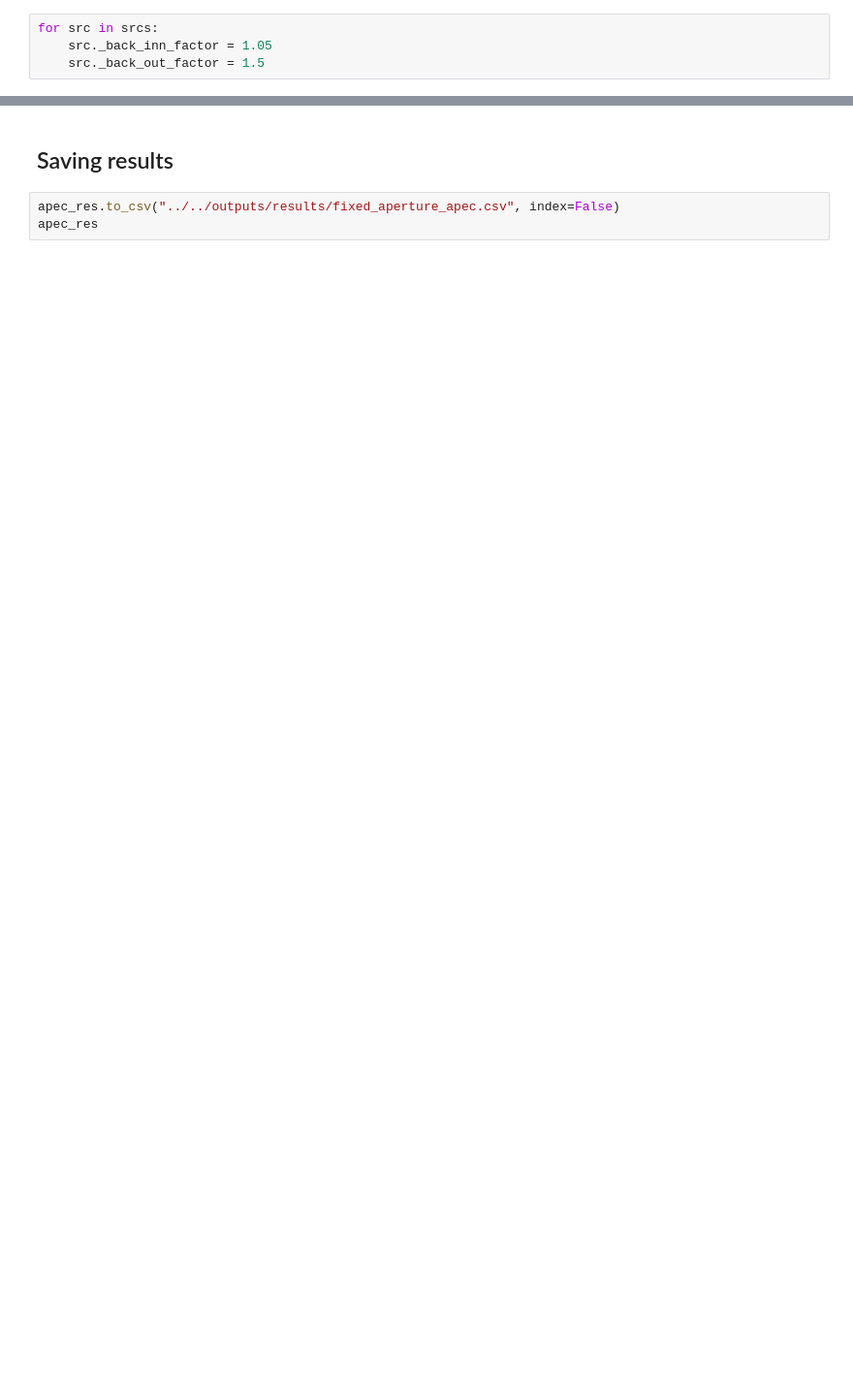
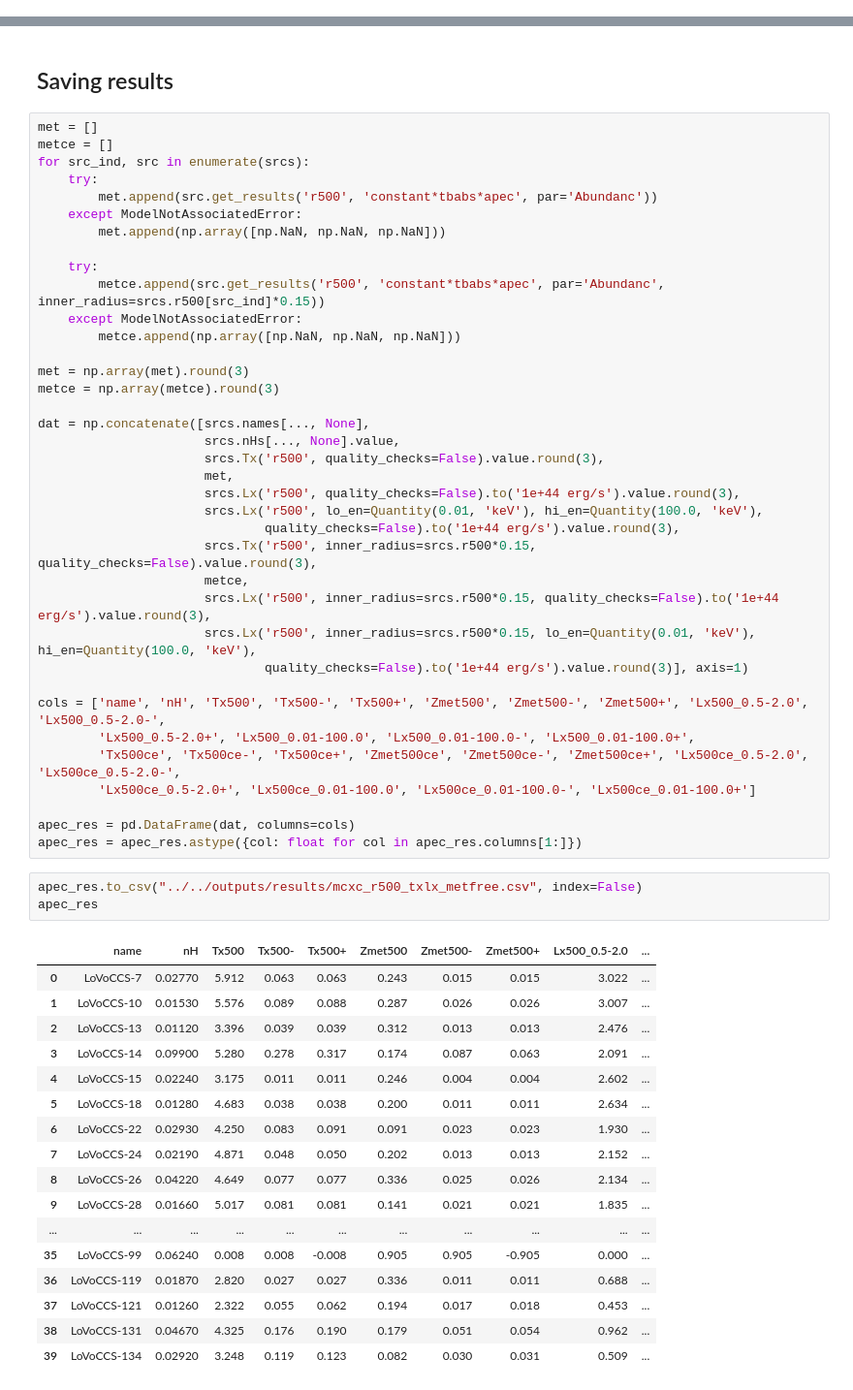
Before and after one commit to LoVoCCS/X-LoVoCCS-Analyses, a Jupyter notebook: notebooks/global_properties/mcxc_r500_tx_lx.ipynb, the cells around one changed output, grey strips where cells are left out. Shown at 97% size. Drawn from its saved outputs; the diff is of its cells as text; blank space fills up the shorter version.

Commit message:
ran notebook to measure lx and tx inside the MCXC defined r500s

```diff
--- a/notebooks/global_properties/mcxc_r500_tx_lx.ipynb
+++ b/notebooks/global_properties/mcxc_r500_tx_lx.ipynb
@@ -286,4 +145,0 @@ for src in srcs:
-# %%
-for src in srcs:
-    src._back_inn_factor = 1.05
-    src._back_out_factor = 1.5
@@ -385,5 +146,60 @@ for src in srcs:
 # %% [markdown]
 ## Saving results
+# %%
+met = []
+metce = []
+for src_ind, src in enumerate(srcs):
+    try:
+        met.append(src.get_results('r500', 'constant*tbabs*apec', par='Abundanc'))
+    except ModelNotAssociatedError:
+        met.append(np.array([np.NaN, np.NaN, np.NaN]))
+
+    try:
+        metce.append(src.get_results('r500', 'constant*tbabs*apec', par='Abundanc', inner_radius=srcs.r500[src_ind]*0.15))
+    except ModelNotAssociatedError:
+        metce.append(np.array([np.NaN, np.NaN, np.NaN]))
+
+met = np.array(met).round(3)
+metce = np.array(metce).round(3)
+
+dat = np.concatenate([srcs.names[..., None],
+                      srcs.nHs[..., None].value,
+                      srcs.Tx('r500', quality_checks=False).value.round(3),
+                      met,
+                      srcs.Lx('r500', quality_checks=False).to('1e+44 erg/s').value.round(3),
+                      srcs.Lx('r500', lo_en=Quantity(0.01, 'keV'), hi_en=Quantity(100.0, 'keV'),
+                              quality_checks=False).to('1e+44 erg/s').value.round(3),
+                      srcs.Tx('r500', inner_radius=srcs.r500*0.15, quality_checks=False).value.round(3),
+                      metce,
+                      srcs.Lx('r500', inner_radius=srcs.r500*0.15, quality_checks=False).to('1e+44 erg/s').value.round(3),
+                      srcs.Lx('r500', inner_radius=srcs.r500*0.15, lo_en=Quantity(0.01, 'keV'), hi_en=Quantity(100.0, 'keV'),
+                              quality_checks=False).to('1e+44 erg/s').value.round(3)], axis=1)
+
+cols = ['name', 'nH', 'Tx500', 'Tx500-', 'Tx500+', 'Zmet500', 'Zmet500-', 'Zmet500+', 'Lx500_0.5-2.0', 'Lx500_0.5-2.0-',
+        'Lx500_0.5-2.0+', 'Lx500_0.01-100.0', 'Lx500_0.01-100.0-', 'Lx500_0.01-100.0+',
+        'Tx500ce', 'Tx500ce-', 'Tx500ce+', 'Zmet500ce', 'Zmet500ce-', 'Zmet500ce+', 'Lx500ce_0.5-2.0', 'Lx500ce_0.5-2.0-',
+        'Lx500ce_0.5-2.0+', 'Lx500ce_0.01-100.0', 'Lx500ce_0.01-100.0-', 'Lx500ce_0.01-100.0+']
+
+apec_res = pd.DataFrame(dat, columns=cols)
+apec_res = apec_res.astype({col: float for col in apec_res.columns[1:]})
 # %%
-apec_res.to_csv("../../outputs/results/fixed_aperture_apec.csv", index=False)
+apec_res.to_csv("../../outputs/results/mcxc_r500_txlx_metfree.csv", index=False)
 apec_res
+# %% [output]
+|  | name | nH | Tx500 | Tx500- | Tx500+ | Zmet500 | Zmet500- | Zmet500+ | Lx500_0.5-2.0 | ... |
+| 0 | LoVoCCS-7 | 0.02770 | 5.912 | 0.063 | 0.063 | 0.243 | 0.015 | 0.015 | 3.022 | ... |
+| 1 | LoVoCCS-10 | 0.01530 | 5.576 | 0.089 | 0.088 | 0.287 | 0.026 | 0.026 | 3.007 | ... |
+| 2 | LoVoCCS-13 | 0.01120 | 3.396 | 0.039 | 0.039 | 0.312 | 0.013 | 0.013 | 2.476 | ... |
+| 3 | LoVoCCS-14 | 0.09900 | 5.280 | 0.278 | 0.317 | 0.174 | 0.087 | 0.063 | 2.091 | ... |
+| 4 | LoVoCCS-15 | 0.02240 | 3.175 | 0.011 | 0.011 | 0.246 | 0.004 | 0.004 | 2.602 | ... |
+| 5 | LoVoCCS-18 | 0.01280 | 4.683 | 0.038 | 0.038 | 0.200 | 0.011 | 0.011 | 2.634 | ... |
+| 6 | LoVoCCS-22 | 0.02930 | 4.250 | 0.083 | 0.091 | 0.091 | 0.023 | 0.023 | 1.930 | ... |
+| 7 | LoVoCCS-24 | 0.02190 | 4.871 | 0.048 | 0.050 | 0.202 | 0.013 | 0.013 | 2.152 | ... |
+| 8 | LoVoCCS-26 | 0.04220 | 4.649 | 0.077 | 0.077 | 0.336 | 0.025 | 0.026 | 2.134 | ... |
+| 9 | LoVoCCS-28 | 0.01660 | 5.017 | 0.081 | 0.081 | 0.141 | 0.021 | 0.021 | 1.835 | ... |
+| ... | ... | ... | ... | ... | ... | ... | ... | ... | ... | ... |
+| 35 | LoVoCCS-99 | 0.06240 | 0.008 | 0.008 | -0.008 | 0.905 | 0.905 | -0.905 | 0.000 | ... |
+| 36 | LoVoCCS-119 | 0.01870 | 2.820 | 0.027 | 0.027 | 0.336 | 0.011 | 0.011 | 0.688 | ... |
+| 37 | LoVoCCS-121 | 0.01260 | 2.322 | 0.055 | 0.062 | 0.194 | 0.017 | 0.018 | 0.453 | ... |
+| 38 | LoVoCCS-131 | 0.04670 | 4.325 | 0.176 | 0.190 | 0.179 | 0.051 | 0.054 | 0.962 | ... |
+| 39 | LoVoCCS-134 | 0.02920 | 3.248 | 0.119 | 0.123 | 0.082 | 0.030 | 0.031 | 0.509 | ... |
```
Also changed, not shown: parts of 44 cells of this notebook.
